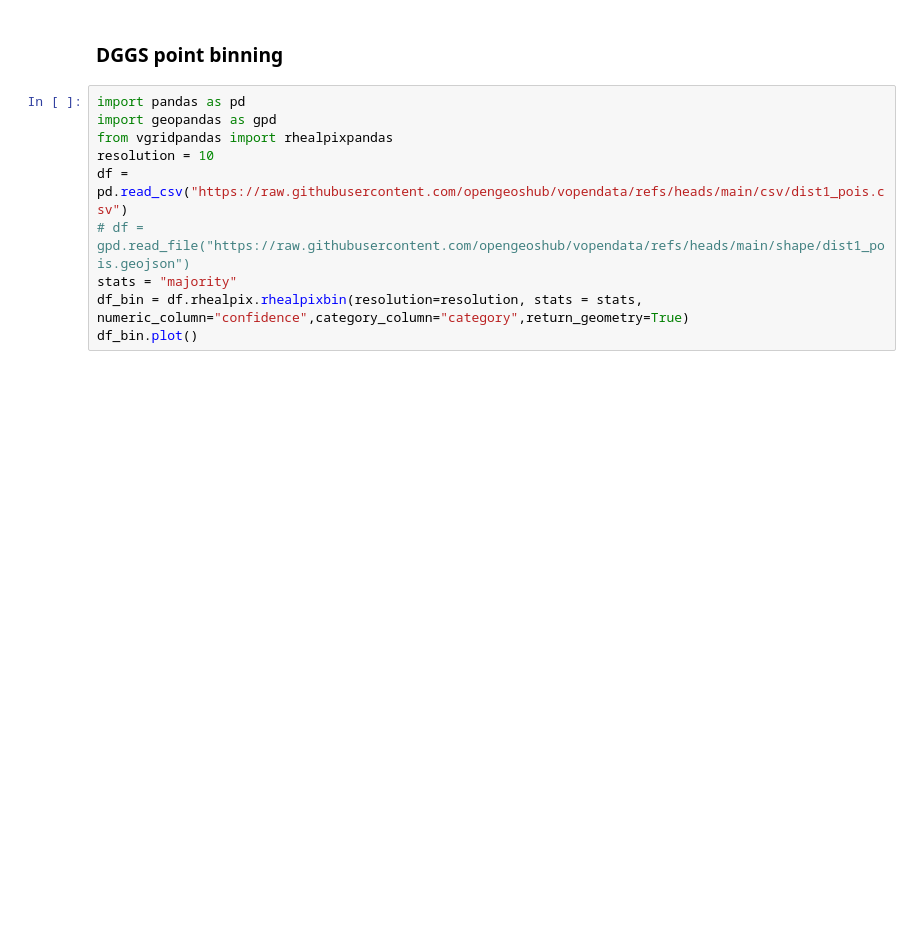
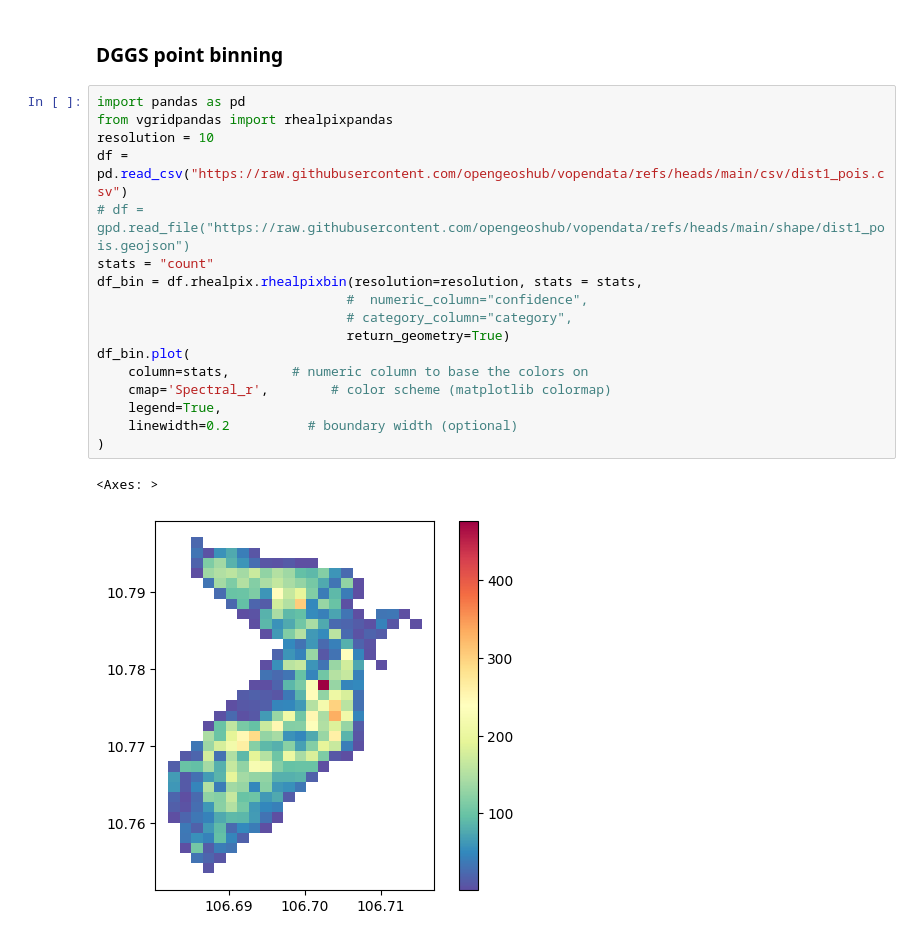
Before and after one commit to opengeoshub/vgridpandas, a Jupyter notebook: docs/notebooks/00_intro.ipynb, the cells around one changed output. Drawn from its saved outputs; the diff is of its cells as text; blank space fills up the shorter version.

```diff
--- a/docs/notebooks/00_intro.ipynb
+++ b/docs/notebooks/00_intro.ipynb
@@ -42,11 +55,21 @@ gdf_polyfill.plot()
 ### DGGS point binning
 # %%
 import pandas as pd
-import geopandas as gpd
 from vgridpandas import rhealpixpandas
 resolution = 10
 df = pd.read_csv("https://raw.githubusercontent.com/opengeoshub/vopendata/refs/heads/main/csv/dist1_pois.csv")
 # df = gpd.read_file("https://raw.githubusercontent.com/opengeoshub/vopendata/refs/heads/main/shape/dist1_pois.geojson")
-stats = "majority"
-df_bin = df.rhealpix.rhealpixbin(resolution=resolution, stats = stats, numeric_column="confidence",category_column="category",return_geometry=True)
-df_bin.plot()
+stats = "count"
+df_bin = df.rhealpix.rhealpixbin(resolution=resolution, stats = stats,
+                                #  numeric_column="confidence",
+                                # category_column="category",
+                                return_geometry=True)
+df_bin.plot(
+    column=stats,        # numeric column to base the colors on
+    cmap='Spectral_r',        # color scheme (matplotlib colormap)
+    legend=True,
+    linewidth=0.2          # boundary width (optional)
+)
+# %% [output]
+<Axes: >
+[figure, added]
```
Also changed, not shown: parts of 3 cells of this notebook, 50 other files.
